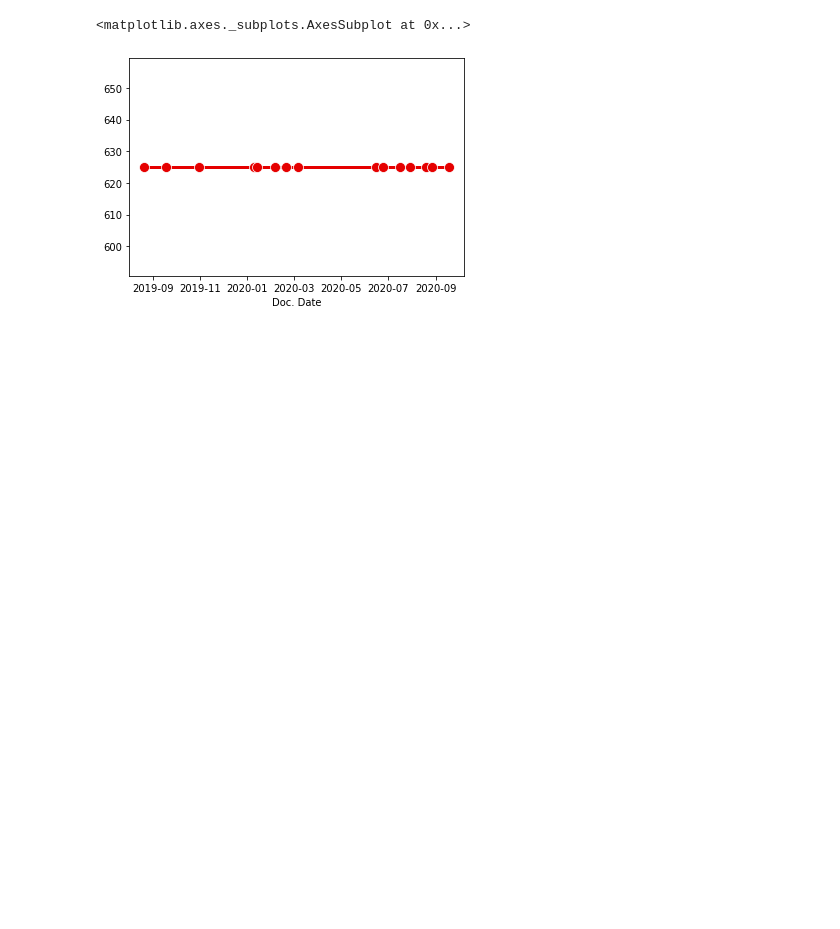
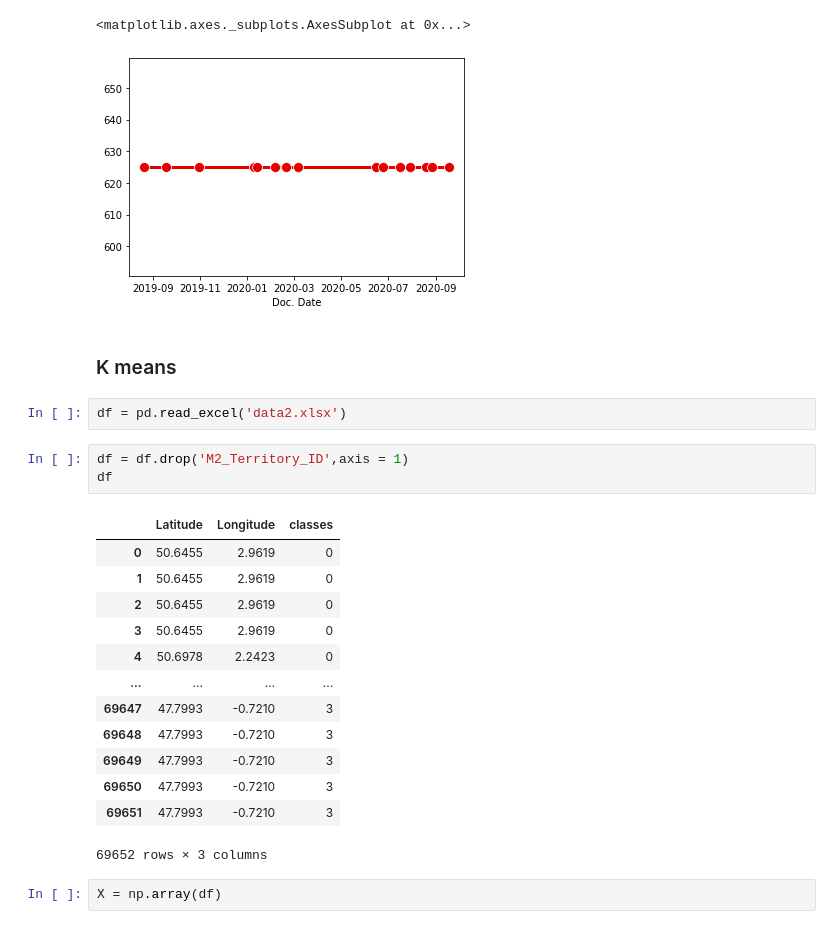
Before and after one commit to brenoccosta/ABIAcademyHack, a Jupyter notebook: Recomendação para pontos de venda locais.ipynb, the cells around one changed output. Saved outputs shown, nothing was run; the diff lists cells and outputs as text; blank space fills up the shorter version.

Commit message:
K-means adicionado

```diff
--- a/Recomendação para pontos de venda locais.ipynb
+++ b/Recomendação para pontos de venda locais.ipynb
@@ -2421,3 +2422,26 @@ vendas['Doc. Date'].loc[vendas['Ship-to nu'] == 29379916 ].value_counts() #15
 # %% [output]
 <matplotlib.axes._subplots.AxesSubplot at 0x...>
 [figure]
+# %% [markdown]
+### K means
+# %%
+df = pd.read_excel('data2.xlsx')
+# %%
+df = df.drop('M2_Territory_ID',axis = 1)
+df
+# %% [output]
+|  | Latitude | Longitude | classes |
+| 0 | 50.6455 | 2.9619 | 0 |
+| 1 | 50.6455 | 2.9619 | 0 |
+| 2 | 50.6455 | 2.9619 | 0 |
+| 3 | 50.6455 | 2.9619 | 0 |
+| 4 | 50.6978 | 2.2423 | 0 |
+| ... | ... | ... | ... |
+| 69647 | 47.7993 | -0.7210 | 3 |
+| 69648 | 47.7993 | -0.7210 | 3 |
+| 69649 | 47.7993 | -0.7210 | 3 |
+| 69650 | 47.7993 | -0.7210 | 3 |
+| 69651 | 47.7993 | -0.7210 | 3 |
+69652 rows × 3 columns
+# %%
+X = np.array(df)
```
Also changed, not shown: parts of 13 cells of this notebook.
